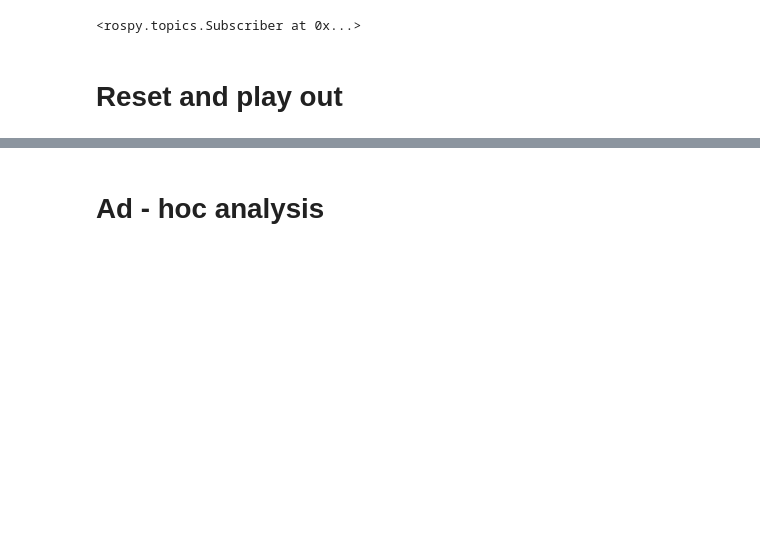
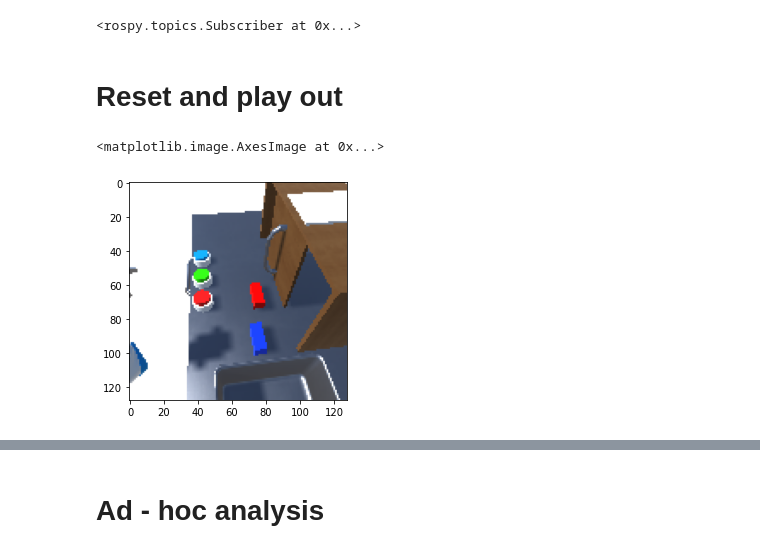
Before and after one commit to sholtodouglas/unity_robotics_env, a Jupyter notebook: robotics_demo/scripts/ControlCentre.ipynb, the cells around one changed output, grey strips where cells are left out. Saved outputs shown, nothing was run; the diff lists cells and outputs as text; code cells hidden in the pictures; blank space fills up the shorter version.

```diff
--- a/robotics_demo/scripts/ControlCentre.ipynb
+++ b/robotics_demo/scripts/ControlCentre.ipynb
@@ -187,4 +188,9 @@ rospy.Subscriber("state", Observation, process_observation)
 <rospy.topics.Subscriber at 0x...>
 # %% [markdown]
 # Reset and play out
+# %%
+plt.imshow(shoulder_image)
+# %% [output]
+<matplotlib.image.AxesImage at 0x...>
+[figure, added]
 # %%
```
Also changed, not shown: parts of 13 cells of this notebook, 33 other files.
